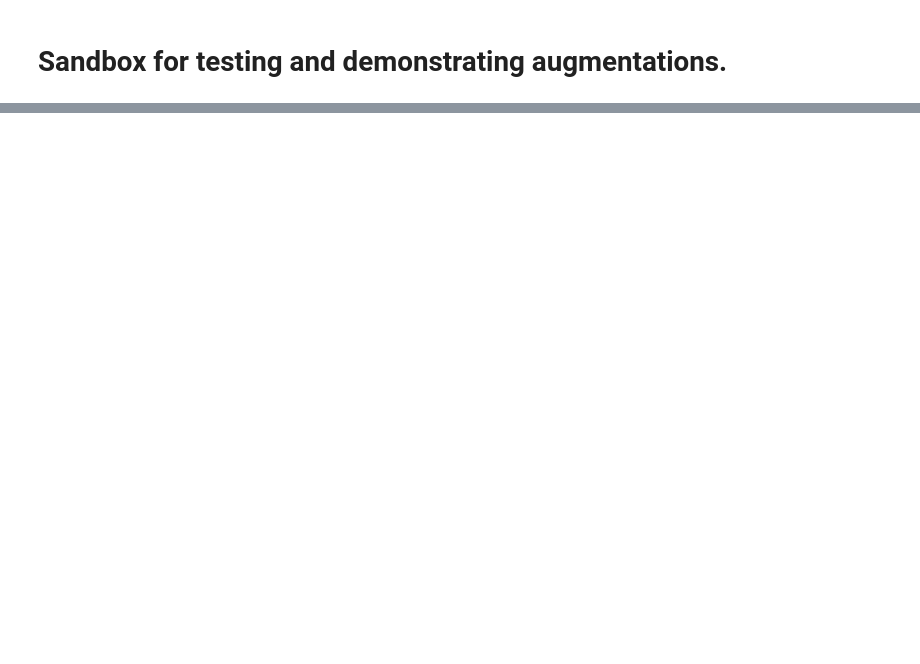
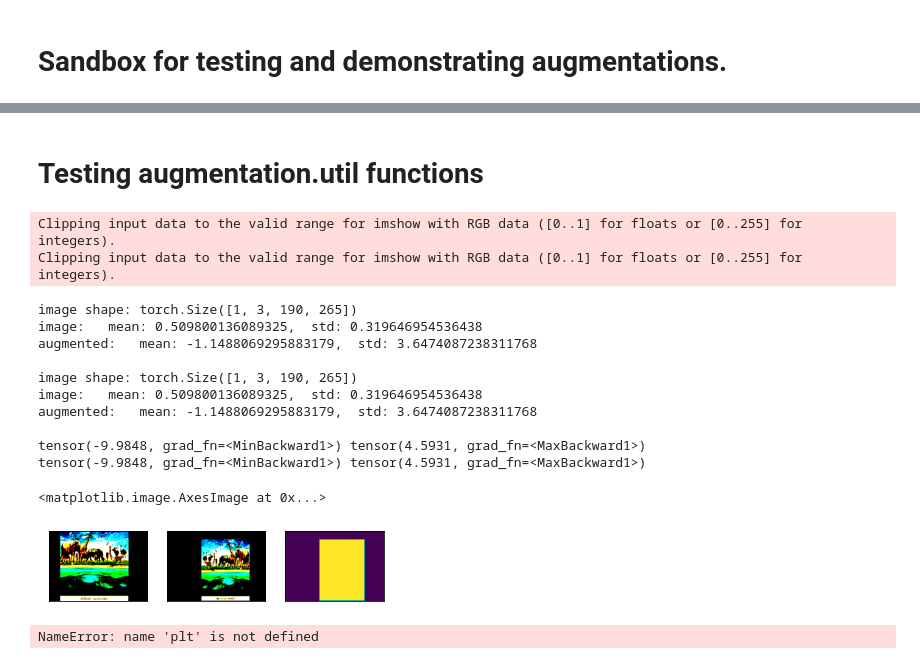
Before and after one commit to baldeeb/ContrastiveLearningOfDenseDescriptor, a Jupyter notebook: augmentations/sandbox.ipynb, the cells around one changed output, grey strips where cells are left out. Cells and saved outputs as stored; diff of their text form; code cells hidden in the pictures; blank space fills up the shorter version.

```diff
--- a/augmentations/sandbox.ipynb
+++ b/augmentations/sandbox.ipynb
@@ -148,0 +141,52 @@ tensor([4, 5, 5, 7, 9, 9, 9, 9])
+# %% [markdown]
+# Testing augmentation.util functions
+# %%
+from augmentations.util import union_of_augmented_images_in_original
+from augmentations.geometrically_invertible_aug import GeometricallyInvertibleAugmentation as Augmentor
+
+num_augs = 2
+augmentors = [Augmentor(im.shape[-2:]) for i in range(num_augs)]
+augmented_ims = [aug(im) for aug in augmentors]
+
+for i in augmented_ims:
+    print(i.min(), i.max())
+
+de_augmented_ims = [aug.geometric_inverse(x) for aug, x in zip(augmentors, augmented_ims)]
+
+mask = union_of_augmented_images_in_original(augmentors, im.shape[-2:])
+
+## Visualize
+fig = plt.figure()
+gs = fig.add_gridspec(1, num_augs+1)
+axs = gs.subplots()
+
+for ax in axs:
+    ax.xaxis.set_visible(False)
+    ax.yaxis.set_visible(False)
+
+for i in range(num_augs):
+    axs[i].imshow(tensor_to_image(de_augmented_ims[i]))
+
+axs[num_augs].imshow(tensor_to_image(mask.unsqueeze(0).unsqueeze(0)))
+# %% [output]
+Clipping input data to the valid range for imshow with RGB data ([0..1] for floats or [0..255] for integers).
+Clipping input data to the valid range for imshow with RGB data ([0..1] for floats or [0..255] for integers).
+image shape: torch.Size([1, 3, 190, 265])
+image:   mean: 0.509800136089325,  std: 0.319646954536438
+augmented:   mean: -1.1488069295883179,  std: 3.6474087238311768
+
+image shape: torch.Size([1, 3, 190, 265])
+image:   mean: 0.509800136089325,  std: 0.319646954536438
+augmented:   mean: -1.1488069295883179,  std: 3.6474087238311768
+
+tensor(-9.9848, grad_fn=<MinBackward1>) tensor(4.5931, grad_fn=<MaxBackward1>)
+tensor(-9.9848, grad_fn=<MinBackward1>) tensor(4.5931, grad_fn=<MaxBackward1>)
+<matplotlib.image.AxesImage at 0x...>
+[figure, added]
+# %%
+plt.figure()
+plt.imshow(tensor_to_image(augmented_ims[1]))
+plt.figure()
+plt.imshow(tensor_to_image(de_augmented_ims[1]))
+# %% [output]
+NameError: name 'plt' is not defined
```
Also changed, not shown: parts of 6 cells of this notebook, 12 other files.
